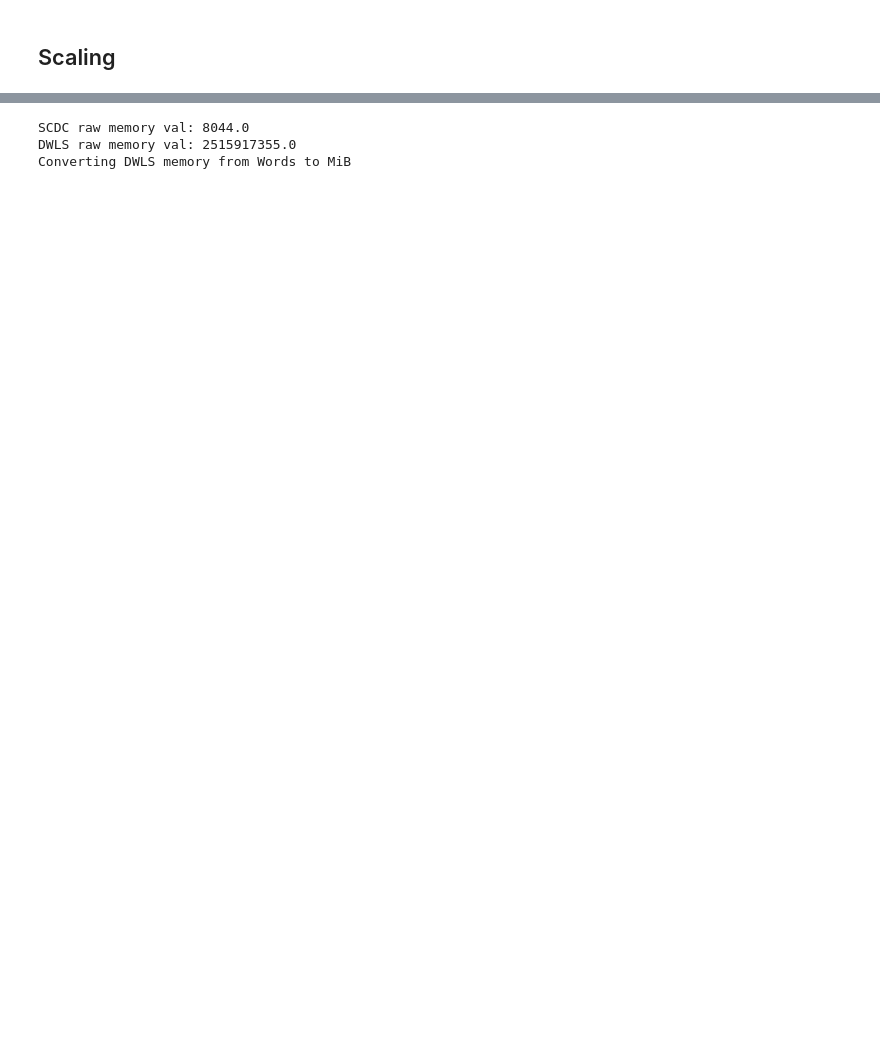
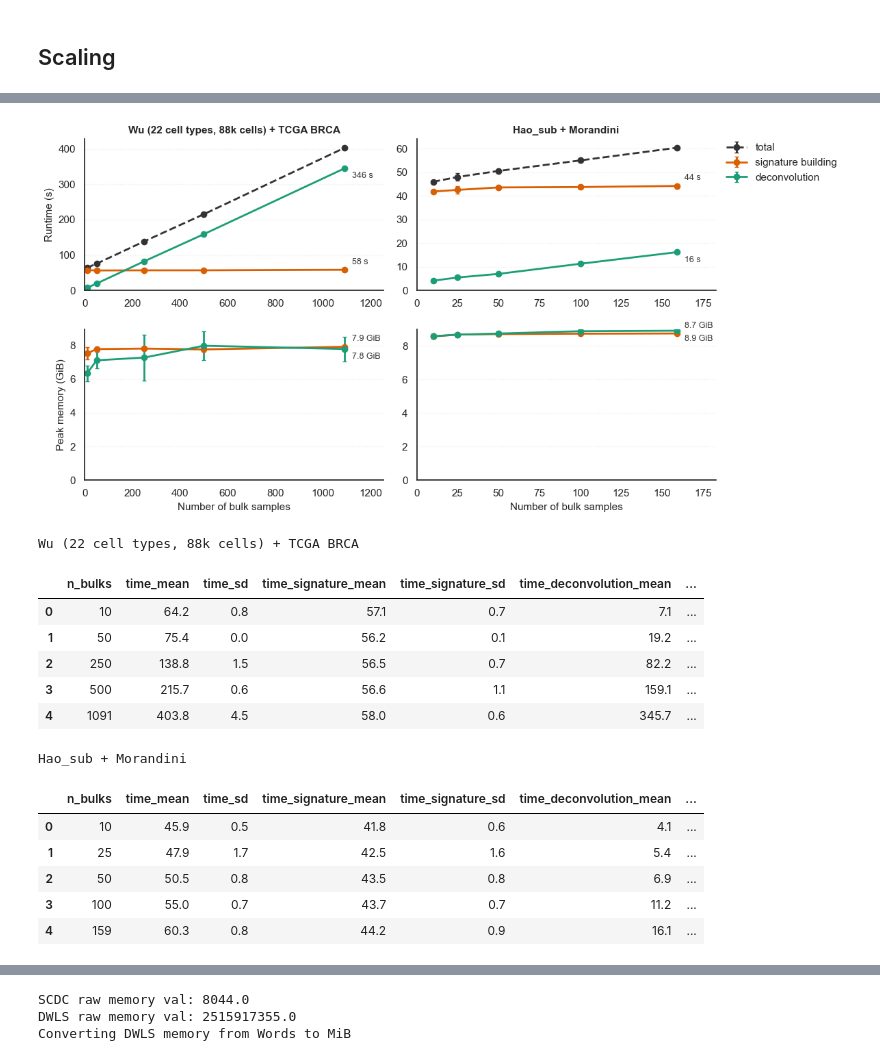
Before and after one commit to ComputationalBiomedicineGroup/rectangle_paper, a Jupyter notebook: notebooks/figure_2.ipynb, the cells around one changed output, grey strips where cells are left out. Cells and saved outputs as stored; diff of their text form; code cells hidden in the pictures; blank space fills up the shorter version.

```diff
--- a/notebooks/figure_2.ipynb
+++ b/notebooks/figure_2.ipynb
@@ -1539,0 +1842,51 @@ plt.show()
+# %%
+# Runtime (top) and peak memory (bottom) per phase against the number of bulk samples.
+# Peak memory is the highest RSS during each phase, so the phases don't add up.
+bulk_datasets = {
+    'wu': 'Wu (22 cell types, 88k cells) + TCGA BRCA',
+    'morandini': 'Hao_sub + Morandini',
+}
+bulk_summaries = {}
+for dataset in bulk_datasets:
+    bulk_runtime_df = pd.read_csv(f'../data/fig2/runtimes/rectangle_bulks_{dataset}_runtime.csv')
+    bulk_memory_df = pd.read_csv(f'../data/fig2/runtimes/rectangle_bulks_{dataset}_memory.csv')
+    bulk_summaries[dataset] = summarize_runs(bulk_runtime_df, 'n_bulks', 'time').merge(
+        summarize_runs(bulk_memory_df, 'n_bulks', 'memory'), on='n_bulks')
+
+sns.set_style('white')
+fig, axes = plt.subplots(2, len(bulk_datasets), figsize=(6 * len(bulk_datasets), 6), squeeze=False)
+for col, (dataset, title) in enumerate(bulk_datasets.items()):
+    summary = bulk_summaries[dataset]
+    ax_rt, ax_mem = axes[:, col]
+    plot_phases(ax_rt, summary, 'n_bulks')
+    ax_rt.set_title(title, fontsize=11, weight='bold')
+    plot_phases(ax_mem, summary, 'n_bulks', metric='memory', scale=1024, unit='GiB', include_total=False)
+    for ax in (ax_rt, ax_mem):
+        ax.set_xlim(0, summary['n_bulks'].max() * 1.15)
+    ax_mem.set_xlabel('Number of bulk samples', fontsize=11)
+axes[0, 0].set_ylabel('Runtime (s)', fontsize=11)
+axes[1, 0].set_ylabel('Peak memory (GiB)', fontsize=11)
+axes[0, -1].legend(loc='upper left', bbox_to_anchor=(1.02, 1), borderaxespad=0, frameon=False)
+plt.tight_layout()
+plt.savefig('../figures/fig_suppl_rectangle_runtime_phases_bulks.pdf')
+plt.show()
+
+for dataset, title in bulk_datasets.items():
+    print(title)
+    display(bulk_summaries[dataset].round(1))
+# %% [output]
+[figure, added]
+Wu (22 cell types, 88k cells) + TCGA BRCA
+|  | n_bulks | time_mean | time_sd | time_signature_mean | time_signature_sd | time_deconvolution_mean | ... |
+| 0 | 10 | 64.2 | 0.8 | 57.1 | 0.7 | 7.1 | ... |
+| 1 | 50 | 75.4 | 0.0 | 56.2 | 0.1 | 19.2 | ... |
+| 2 | 250 | 138.8 | 1.5 | 56.5 | 0.7 | 82.2 | ... |
+| 3 | 500 | 215.7 | 0.6 | 56.6 | 1.1 | 159.1 | ... |
+| 4 | 1091 | 403.8 | 4.5 | 58.0 | 0.6 | 345.7 | ... |
+Hao_sub + Morandini
+|  | n_bulks | time_mean | time_sd | time_signature_mean | time_signature_sd | time_deconvolution_mean | ... |
+| 0 | 10 | 45.9 | 0.5 | 41.8 | 0.6 | 4.1 | ... |
+| 1 | 25 | 47.9 | 1.7 | 42.5 | 1.6 | 5.4 | ... |
+| 2 | 50 | 50.5 | 0.8 | 43.5 | 0.8 | 6.9 | ... |
+| 3 | 100 | 55.0 | 0.7 | 43.7 | 0.7 | 11.2 | ... |
+| 4 | 159 | 60.3 | 0.8 | 44.2 | 0.9 | 16.1 | ... |
```
Also changed, not shown: parts of 28 cells of this notebook.
